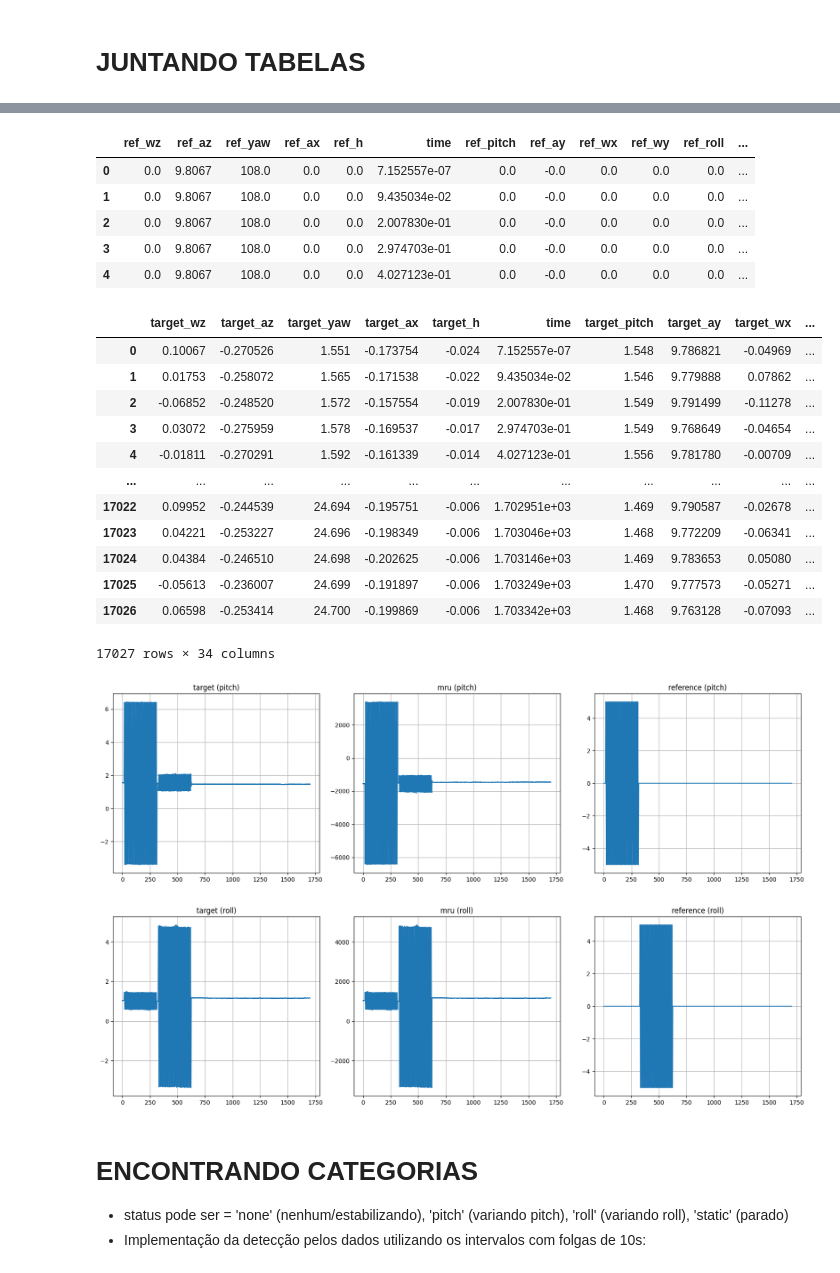
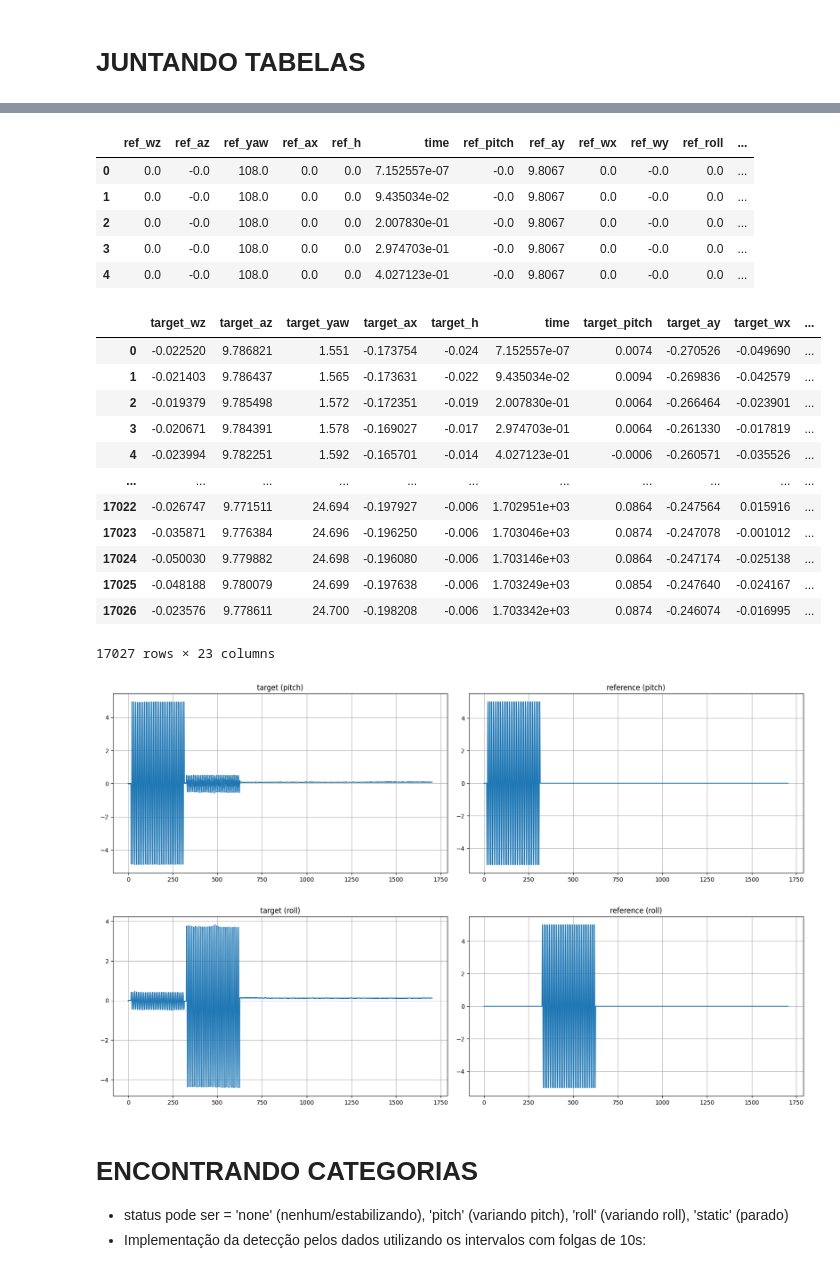
Before and after one commit to KlaussMarchi/MRU, a Jupyter notebook: Calibration2/Format/Analysis.ipynb, the cells around one changed output, grey strips where cells are left out. Cells and saved outputs as stored; diff of their text form; code cells hidden in the pictures.

```diff
--- a/Calibration2/Format/Analysis.ipynb
+++ b/Calibration2/Format/Analysis.ipynb
@@ -70,11 +69,10 @@ def convertAxis(df):
 df_target = pd.read_csv(f'files/test{test}/target/data.csv')
 df_target = convertAxis(df_target)
 
-df_target = switchColumns(df_target, 'wy', 'wz')
-df_target = switchColumns(df_target, 'ay', 'az')
+df_target['pitch'] = df_target['pitch'] - df_target['pitch'].values[:50].mean()
+df_target['roll'] = df_target['roll'] - df_target['roll'].values[:50].mean()
 
-df_target['pitch'] = -df_target['pitch']
-df_target['wy']    = -df_target['wy']
+display(df_target)
 
 plotAll(df_target, limits=(0, 0.5))
 # %% [output]
@@ -203,9 +381,9 @@ limits = (100, 200)
 print(dt)
 
 for var in ['ax', 'ay', 'az']:
-    df = LowPassFilter(Fc=3.0, dt=dt).test(df, 'target_' + var, xLim=None, yLim=None, limits=limits)
+    df = LowPassFilter(Fc=3.0, dt=dt).test(df_target, var, xLim=None, yLim=None, limits=limits)
 
 for var in ['wx', 'wy', 'wz']:
-    df = LowPassFilter(Fc=3.0, dt=dt).test(df, 'target_' + var, xLim=None, yLim=None, limits=limits)
+    df = LowPassFilter(Fc=3.0, dt=dt).test(df_target, var, xLim=None, yLim=None, limits=limits)
 # %% [output]
 0.1
@@ -232,5 +403,11 @@ plotAll(df_mru, limits=(0, 0.5))
 # DADOS MESA
 # %%
 df_ref = pd.read_csv(f'files/test{test}/reference/data.csv')
+
+df_ref = switchColumns(df_ref, 'wy', 'wz')
+df_ref = switchColumns(df_ref, 'ay', 'az')
+
+df_ref['pitch'] = -df_ref['pitch']
+df_ref['wy']    = -df_ref['wy']
 plotAll(df_ref, limits=(0, 0.5))
 # %% [output]
@@ -262,57 +429,55 @@ df_ref = df_ref.rename(columns={col: 'ref_' + col for col in df_ref.columns if c
 df_ref.head()
 # %% [output]
 |  | ref_wz | ref_az | ref_yaw | ref_ax | ref_h | time | ref_pitch | ref_ay | ref_wx | ref_wy | ref_roll | ... |
-| 0 | 0.0 | 9.8067 | 108.0 | 0.0 | 0.0 | 7.152557e-07 | 0.0 | -0.0 | 0.0 | 0.0 | 0.0 | ... |
-| 1 | 0.0 | 9.8067 | 108.0 | 0.0 | 0.0 | 9.435034e-02 | 0.0 | -0.0 | 0.0 | 0.0 | 0.0 | ... |
-| 2 | 0.0 | 9.8067 | 108.0 | 0.0 | 0.0 | 2.007830e-01 | 0.0 | -0.0 | 0.0 | 0.0 | 0.0 | ... |
-| 3 | 0.0 | 9.8067 | 108.0 | 0.0 | 0.0 | 2.974703e-01 | 0.0 | -0.0 | 0.0 | 0.0 | 0.0 | ... |
-| 4 | 0.0 | 9.8067 | 108.0 | 0.0 | 0.0 | 4.027123e-01 | 0.0 | -0.0 | 0.0 | 0.0 | 0.0 | ... |
+| 0 | 0.0 | -0.0 | 108.0 | 0.0 | 0.0 | 7.152557e-07 | -0.0 | 9.8067 | 0.0 | -0.0 | 0.0 | ... |
+| 1 | 0.0 | -0.0 | 108.0 | 0.0 | 0.0 | 9.435034e-02 | -0.0 | 9.8067 | 0.0 | -0.0 | 0.0 | ... |
+| 2 | 0.0 | -0.0 | 108.0 | 0.0 | 0.0 | 2.007830e-01 | -0.0 | 9.8067 | 0.0 | -0.0 | 0.0 | ... |
+| 3 | 0.0 | -0.0 | 108.0 | 0.0 | 0.0 | 2.974703e-01 | -0.0 | 9.8067 | 0.0 | -0.0 | 0.0 | ... |
+| 4 | 0.0 | -0.0 | 108.0 | 0.0 | 0.0 | 4.027123e-01 | -0.0 | 9.8067 | 0.0 | -0.0 | 0.0 | ... |
 # %%
 df = pd.merge_asof(df_target, df_ref, on='time', direction='nearest')
-df = pd.merge_asof(df, df_mru, on='time', direction='nearest')
 df
 # %% [output]
 |  | target_wz | target_az | target_yaw | target_ax | target_h | time | target_pitch | target_ay | target_wx | ... |
-| 0 | 0.10067 | -0.270526 | 1.551 | -0.173754 | -0.024 | 7.152557e-07 | 1.548 | 9.786821 | -0.04969 | ... |
-| 1 | 0.01753 | -0.258072 | 1.565 | -0.171538 | -0.022 | 9.435034e-02 | 1.546 | 9.779888 | 0.07862 | ... |
-| 2 | -0.06852 | -0.248520 | 1.572 | -0.157554 | -0.019 | 2.007830e-01 | 1.549 | 9.791499 | -0.11278 | ... |
-| 3 | 0.03072 | -0.275959 | 1.578 | -0.169537 | -0.017 | 2.974703e-01 | 1.549 | 9.768649 | -0.04654 | ... |
-| 4 | -0.01811 | -0.270291 | 1.592 | -0.161339 | -0.014 | 4.027123e-01 | 1.556 | 9.781780 | -0.00709 | ... |
+| 0 | -0.022520 | 9.786821 | 1.551 | -0.173754 | -0.024 | 7.152557e-07 | 0.0074 | -0.270526 | -0.049690 | ... |
+| 1 | -0.021403 | 9.786437 | 1.565 | -0.173631 | -0.022 | 9.435034e-02 | 0.0094 | -0.269836 | -0.042579 | ... |
+| 2 | -0.019379 | 9.785498 | 1.572 | -0.172351 | -0.019 | 2.007830e-01 | 0.0064 | -0.266464 | -0.023901 | ... |
+| 3 | -0.020671 | 9.784391 | 1.578 | -0.169027 | -0.017 | 2.974703e-01 | 0.0064 | -0.261330 | -0.017819 | ... |
+| 4 | -0.023994 | 9.782251 | 1.592 | -0.165701 | -0.014 | 4.027123e-01 | -0.0006 | -0.260571 | -0.035526 | ... |
 | ... | ... | ... | ... | ... | ... | ... | ... | ... | ... | ... |
-| 17022 | 0.09952 | -0.244539 | 24.694 | -0.195751 | -0.006 | 1.702951e+03 | 1.469 | 9.790587 | -0.02678 | ... |
-| 17023 | 0.04221 | -0.253227 | 24.696 | -0.198349 | -0.006 | 1.703046e+03 | 1.468 | 9.772209 | -0.06341 | ... |
-| 17024 | 0.04384 | -0.246510 | 24.698 | -0.202625 | -0.006 | 1.703146e+03 | 1.469 | 9.783653 | 0.05080 | ... |
-| 17025 | -0.05613 | -0.236007 | 24.699 | -0.191897 | -0.006 | 1.703249e+03 | 1.470 | 9.777573 | -0.05271 | ... |
-| 17026 | 0.06598 | -0.253414 | 24.700 | -0.199869 | -0.006 | 1.703342e+03 | 1.468 | 9.763128 | -0.07093 | ... |
+| 17022 | -0.026747 | 9.771511 | 24.694 | -0.197927 | -0.006 | 1.702951e+03 | 0.0864 | -0.247564 | 0.015916 | ... |
+| 17023 | -0.035871 | 9.776384 | 24.696 | -0.196250 | -0.006 | 1.703046e+03 | 0.0874 | -0.247078 | -0.001012 | ... |
+| 17024 | -0.050030 | 9.779882 | 24.698 | -0.196080 | -0.006 | 1.703146e+03 | 0.0864 | -0.247174 | -0.025138 | ... |
+| 17025 | -0.048188 | 9.780079 | 24.699 | -0.197638 | -0.006 | 1.703249e+03 | 0.0854 | -0.247640 | -0.024167 | ... |
+| 17026 | -0.023576 | 9.778611 | 24.700 | -0.198208 | -0.006 | 1.703342e+03 | 0.0874 | -0.246074 | -0.016995 | ... |
-17027 rows × 34 columns
+17027 rows × 23 columns
 # %%
 def compareAxis(data, time=None, figsize=None):
     count   = len(data.keys())
     numCols = 3 if count >= 3 else count
     numRows = math.ceil(count / numCols)
     plt.figure(figsize=figsize if figsize is not None else (6*numCols, 4*numRows))
 
     for i, (key, values) in enumerate(data.items()):
         time_data = time if time is not None else np.array(range(len(values)))
 
         plt.subplot(numRows, numCols, i+1)
         plt.plot(time_data, values)
         plt.title(key)
         plt.grid(True)
 
     plt.tight_layout()
     plt.show()
 
 
 for var in ['pitch', 'roll']:
     compareAxis({
         f'target ({var})':  df[f'target_{var}'],
-        f'mru ({var})': df[f'mru_{var}'],
         f'reference ({var})': df[f'ref_{var}'],
     }, time=df.time, figsize=(17, 5))
 # %% [output]
-[figure, old version]
+[figure, new version]
-[figure, old version]
+[figure, new version]
 # %% [markdown]
 # ENCONTRANDO CATEGORIAS
 - status pode ser = 'none' (nenhum/estabilizando), 'pitch' (variando pitch), 'roll' (variando roll), 'static' (parado)
```
Also changed, not shown: parts of 13 cells of this notebook, 52 other files.
